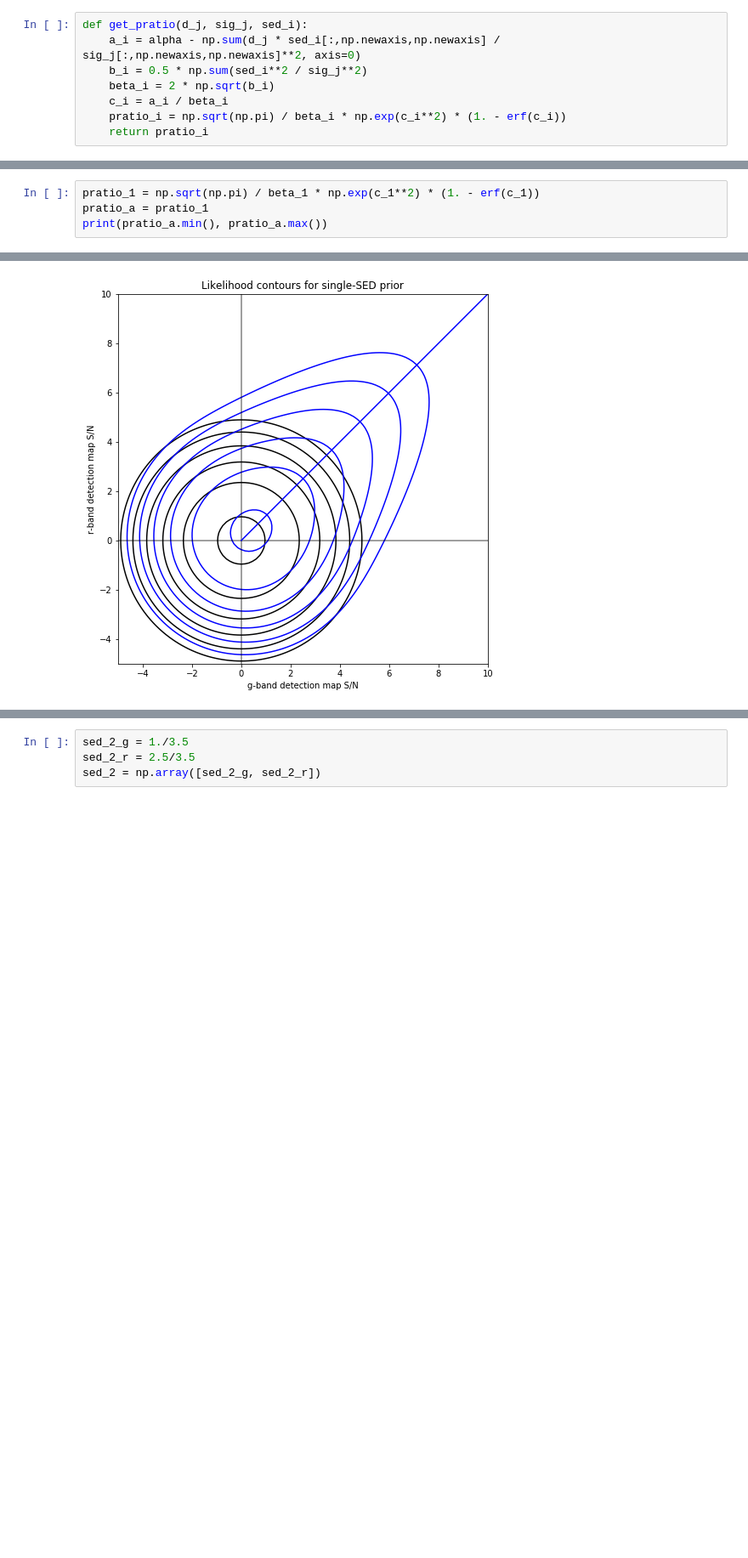
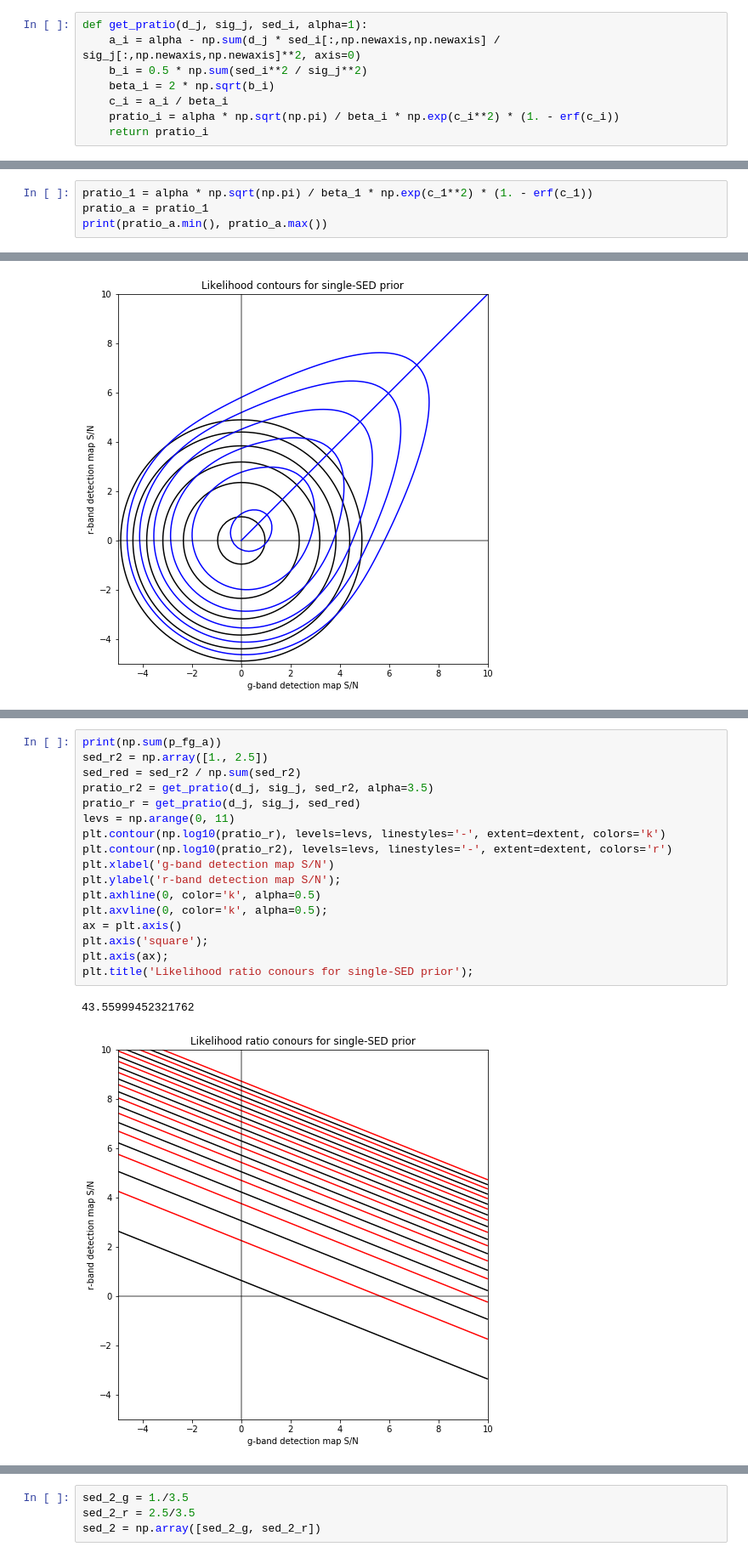
Before and after one commit to dstndstn/detection-paper, a Jupyter notebook: bayes-figure.ipynb, the cells around one changed output, grey strips where cells are left out. Shown at 85% size. Saved outputs shown, nothing was run; the diff lists cells and outputs as text; blank space fills up the shorter version.

```diff
--- a/bayes-figure.ipynb
+++ b/bayes-figure.ipynb
@@ -27,12 +27,12 @@ d_j.shape
 # %% [output]
 (2, 100, 100)
 # %%
-def get_pratio(d_j, sig_j, sed_i):
+def get_pratio(d_j, sig_j, sed_i, alpha=1):
     a_i = alpha - np.sum(d_j * sed_i[:,np.newaxis,np.newaxis] / sig_j[:,np.newaxis,np.newaxis]**2, axis=0)
     b_i = 0.5 * np.sum(sed_i**2 / sig_j**2)
     beta_i = 2 * np.sqrt(b_i)
     c_i = a_i / beta_i
-    pratio_i = np.sqrt(np.pi) / beta_i * np.exp(c_i**2) * (1. - erf(c_i))
+    pratio_i = alpha * np.sqrt(np.pi) / beta_i * np.exp(c_i**2) * (1. - erf(c_i))
     return pratio_i
 # %%
 alpha = 1.
@@ -53,7 +53,7 @@ c_1 = a_1 / beta_1
 # %%
 p_bg= 1./np.prod(np.sqrt(2.*np.pi)*sig_j) * np.exp(-0.5 * np.sum((d_j / sig_j[:,np.newaxis,np.newaxis])**2, axis=0))
 # %%
-pratio_1 = np.sqrt(np.pi) / beta_1 * np.exp(c_1**2) * (1. - erf(c_1))
+pratio_1 = alpha * np.sqrt(np.pi) / beta_1 * np.exp(c_1**2) * (1. - erf(c_1))
 pratio_a = pratio_1
 print(pratio_a.min(), pratio_a.max())
 # %% [output]
@@ -102,3 +112,23 @@ plt.savefig('prob-contours-a.png')
+# %%
+print(np.sum(p_fg_a))
+sed_r2 = np.array([1., 2.5])
+sed_red = sed_r2 / np.sum(sed_r2)
+pratio_r2 = get_pratio(d_j, sig_j, sed_r2, alpha=3.5)
+pratio_r = get_pratio(d_j, sig_j, sed_red)
+levs = np.arange(0, 11)
+plt.contour(np.log10(pratio_r), levels=levs, linestyles='-', extent=dextent, colors='k')
+plt.contour(np.log10(pratio_r2), levels=levs, linestyles='-', extent=dextent, colors='r')
+plt.xlabel('g-band detection map S/N')
+plt.ylabel('r-band detection map S/N');
+plt.axhline(0, color='k', alpha=0.5)
+plt.axvline(0, color='k', alpha=0.5);
+ax = plt.axis()
+plt.axis('square');
+plt.axis(ax);
+plt.title('Likelihood ratio conours for single-SED prior');
+# %% [output]
+43.55999452321762
+[figure, added]
 # %%
 levs = np.arange(0, 11)
 p_fg_a = p_bg * pratio_a
```
Also changed, not shown: parts of 8 cells of this notebook, 5 other files.
